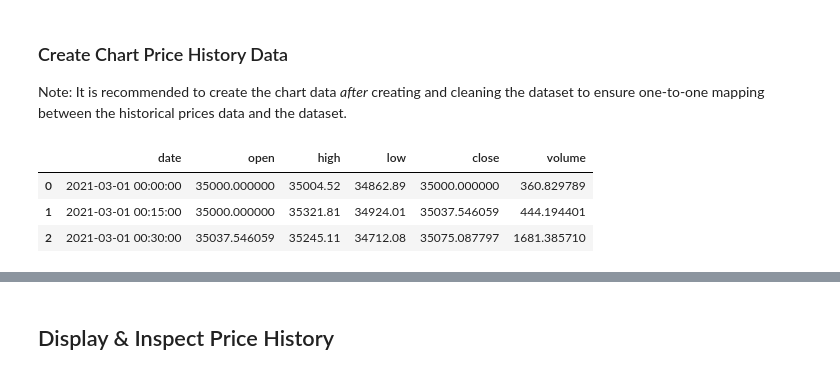
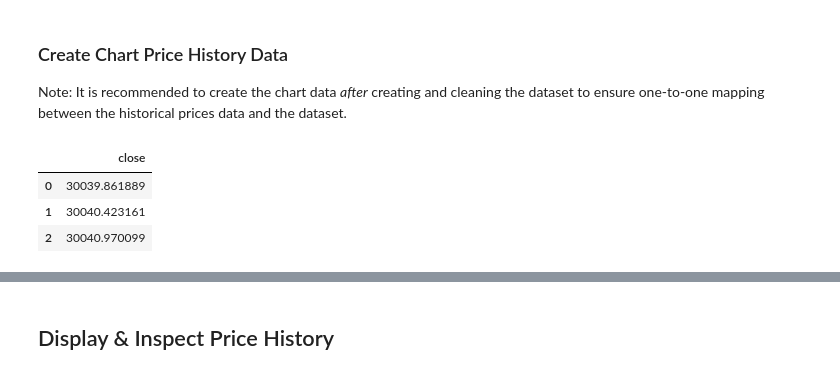
Before and after one commit to dennislwy/tensortrade-train, a Jupyter notebook: Tensortrade Train.ipynb, the cells around one changed output, grey strips where cells are left out. Saved outputs shown, nothing was run; the diff lists cells and outputs as text; code cells hidden in the pictures.

```diff
--- a/Tensortrade Train.ipynb
+++ b/Tensortrade Train.ipynb
@@ -109,2 +83,14 @@ df.head()
+# %%
+amp = 50
+offset = 100
+
+# amp = 50
+offset = 30000
+
+x = np.arange(0, 2 * np.pi, 2 * np.pi / 1001)
+y = amp * np.sin(3 * x) + offset
+
+df = pd.DataFrame()
+df['close'] = y
 # %% [markdown]
 ### Create the dataset features
@@ -147,10 +149,10 @@ dataset
 ### Create Chart Price History Data
 Note: It is recommended to create the chart data *after* creating and cleaning the dataset to ensure one-to-one mapping between the historical prices data and the dataset.
 # %%
-price_history = df
+price_history = df[['close']]
 display(price_history.head(3))
 # %% [output]
-|  | date | open | high | low | close | volume |
-| 0 | 2021-03-01 00:00:00 | 35000.000000 | 35004.52 | 34862.89 | 35000.000000 | 360.829789 |
-| 1 | 2021-03-01 00:15:00 | 35000.000000 | 35321.81 | 34924.01 | 35037.546059 | 444.194401 |
-| 2 | 2021-03-01 00:30:00 | 35037.546059 | 35245.11 | 34712.08 | 35075.087797 | 1681.385710 |
+|  | close |
+| 0 | 30039.861889 |
+| 1 | 30040.423161 |
+| 2 | 30040.970099 |
```
Also changed, not shown: parts of 41 cells of this notebook, 5 other files.
